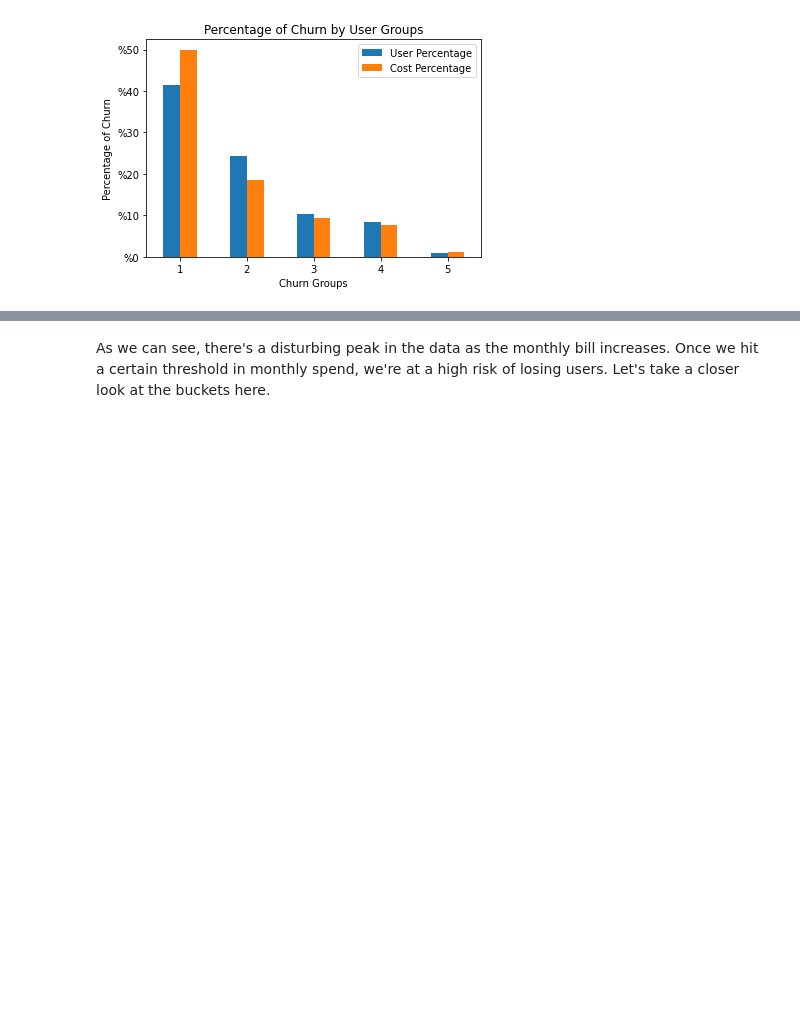
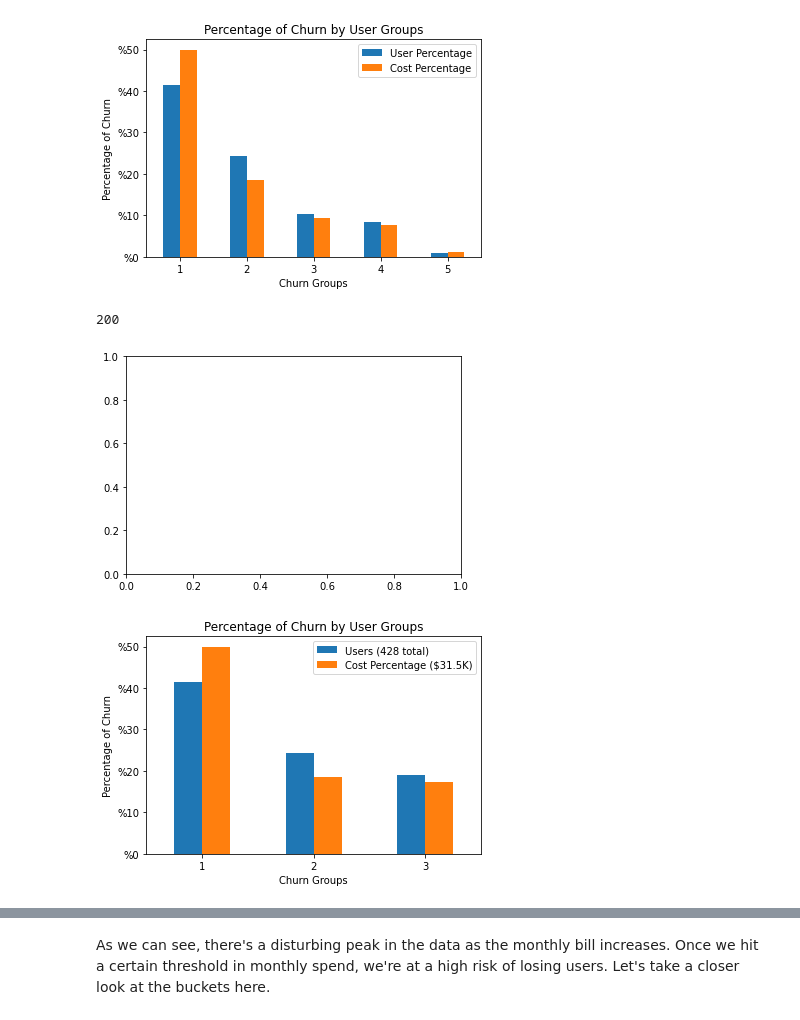
Before and after one commit to bennettandrewm/telecom_churn, a Jupyter notebook: telecom_churn.ipynb, the cells around one changed output, grey strips where cells are left out. Drawn from its saved outputs; the diff is of its cells as text; code cells hidden in the pictures; blank space fills up the shorter version.

```diff
--- a/telecom_churn.ipynb
+++ b/telecom_churn.ipynb
@@ -1045,3 +1120,44 @@ ax.yaxis.set_major_formatter('%{x:,.0f}')
 # %% [output]
 [figure]
 [figure]
+# %%
+#now, let's create the various buckets
+group_1 = churn[(churn['total charge'] > 74.04) & (churn['voice mail plan'] < .5)]
+group_2 = churn[(churn['total charge'] <= 57.173) & (churn['customer service calls'] > 3.5)]
+group_3 = churn[(churn['total charge'] <= 74.04) & (churn['customer service calls'] < 3.5) & (churn['international plan'] >= .5) & (churn['customer service calls'] < 3.5)]
+#group_4 = churn[(churn['total charge'] <= 74.04) & (churn['customer service calls'] < 3.5) & (churn['international plan'] >= .5) & (churn['total intl calls'] >= 2.5) & (churn['total intl minutes'] >= 13)]
+#group_5 = churn[(churn['total charge'] > 74.04) & (churn['voice mail plan'] >= .5) & (churn['international plan'] >= .5) & (churn['account length'] >= 97)]
+
+#let's create a dataframe from a dictionary where the buckets are represented as a percentage of churn and user base
+groups = [group_1, group_2, group_3]
+percentages = {}
+ctr = 1
+
+for group in groups:
+    percentages[ctr] = [100*(len(group)/len(churn)), 100*group['total charge'].sum()/total_churn]
+    ctr+=1
+
+group_d = pd.DataFrame(percentages)
+group_df = group_d.transpose()
+group_df.columns = ["Users (428 total)", "Cost Percentage ($31.5K)"]
+
+unaccounted_churn_users = 100 - group_df["Users (428 total)"].sum()
+unaccounted_churn_charge =  100 - group_df["Cost Percentage ($31.5K)"].sum()
+len(group_1)
+
+len(X_final[(X_final['total charge'] > 74.04) & (X_final['voice mail plan'] < .5)])
+# %% [output]
+200
+# %%
+fig, ax = plt.subplots()
+
+ax = group_df.plot.bar(rot=0)
+
+ax.set_xlabel("Churn Groups")
+ax.set_ylabel("Percentage of Churn")
+ax.set_title("Percentage of Churn by User Groups")
+ax.legend(loc='upper right')
+ax.yaxis.set_major_formatter('%{x:,.0f}')
+# %% [output]
+[figure, added]
+[figure, added]
```
Also changed, not shown: parts of 56 cells of this notebook, 1 other file.
